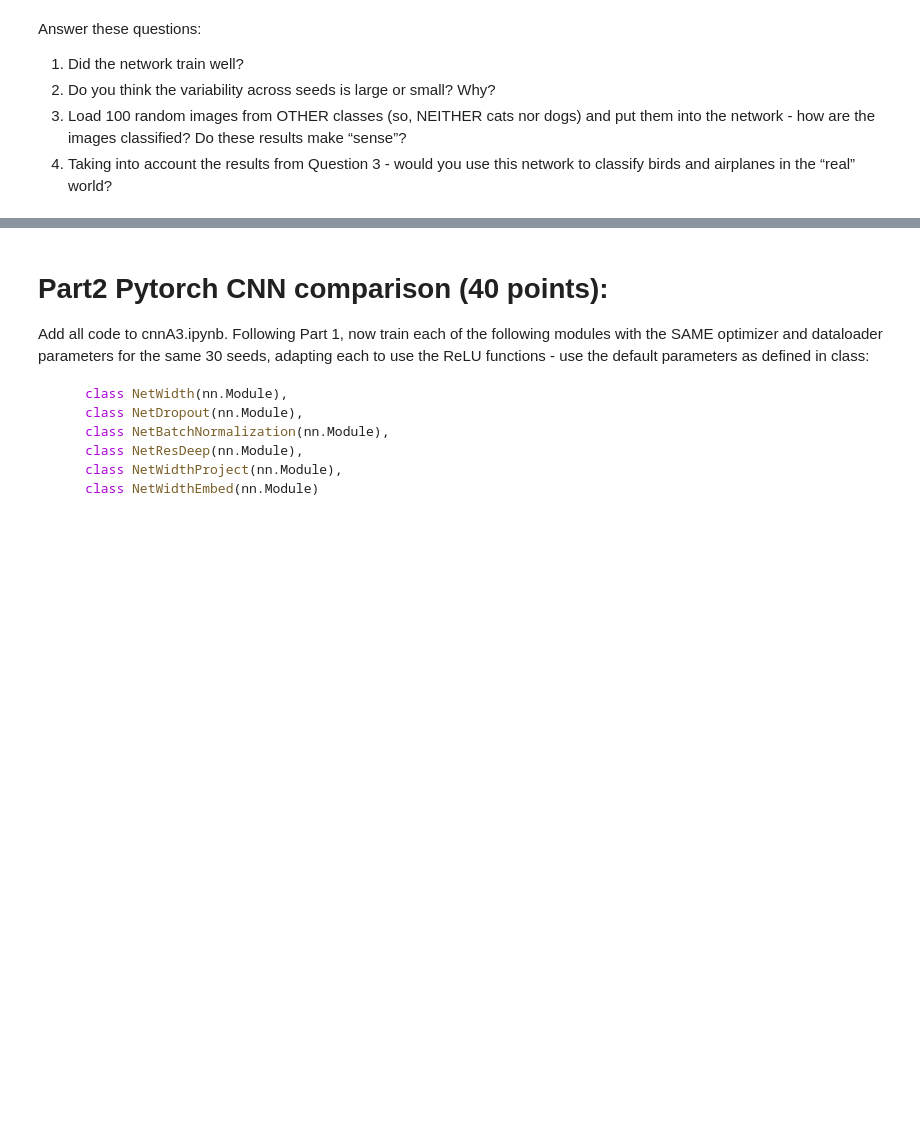
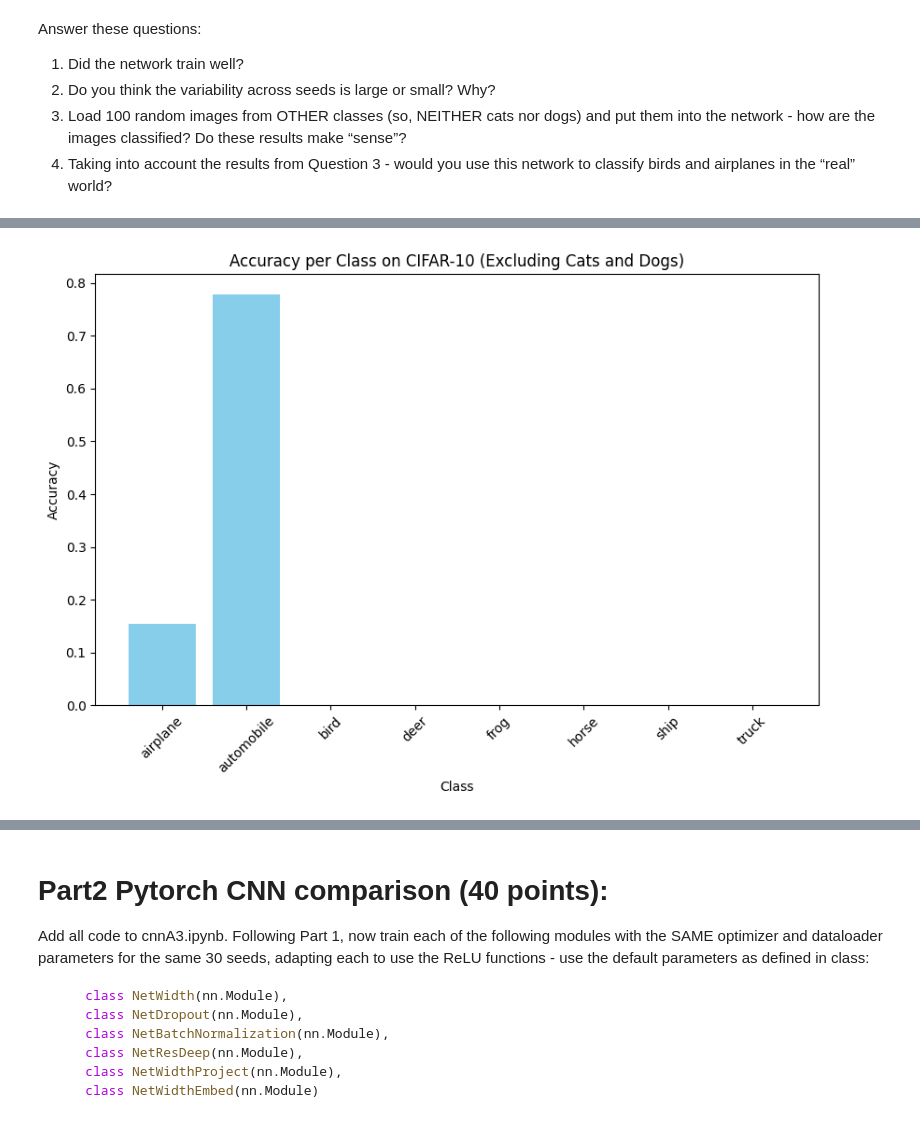
Before and after one commit to jshim0978/KU_NN, a Jupyter notebook: 2023020923_2023020928_A3/cnnA3.ipynb, the cells around one changed output, grey strips where cells are left out. Cells and saved outputs as stored; diff of their text form; code cells hidden in the pictures; blank space fills up the shorter version.

```diff
--- a/2023020923_2023020928_A3/cnnA3.ipynb
+++ b/2023020923_2023020928_A3/cnnA3.ipynb
@@ -288,0 +359,25 @@ Answer these questions:
+# %%
+import matplotlib.pyplot as plt
+
+# Assuming accuracy_per_class is the dictionary with class names as keys and accuracies as values
+
+# Prepare data for plotting
+classes = list(accuracy_per_class.keys())
+accuracies = list(accuracy_per_class.values())
+
+# Create a bar chart
+plt.figure(figsize=(10, 6))
+plt.bar(classes, accuracies, color='skyblue')
+
+# Adding labels and title
+plt.xlabel('Class')
+plt.ylabel('Accuracy')
+plt.title('Accuracy per Class on CIFAR-10 (Excluding Cats and Dogs)')
+
+# Rotate class labels for better readability
+plt.xticks(rotation=45)
+
+# Show the plot
+plt.show()
+# %% [output]
+[figure, added]
```
Also changed, not shown: parts of 7 cells of this notebook, 5 other files.
